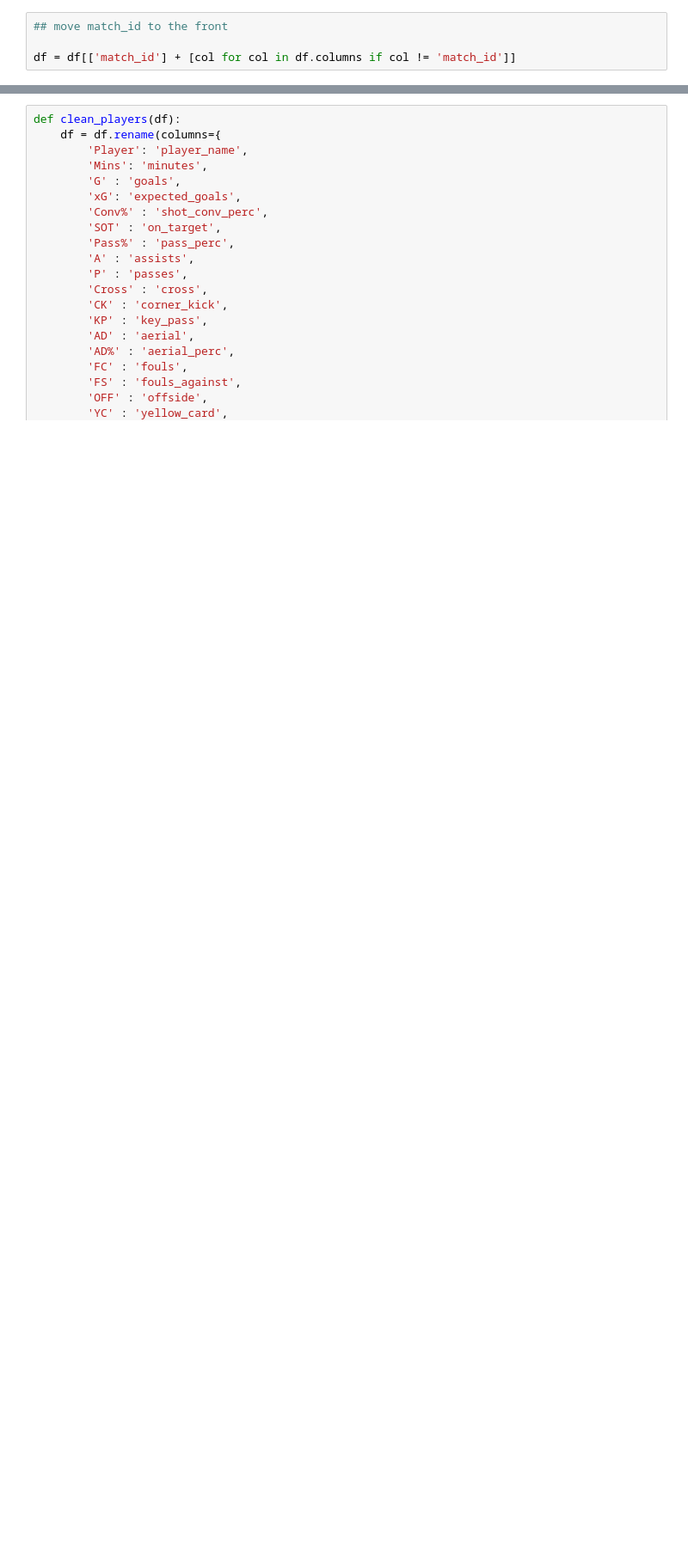
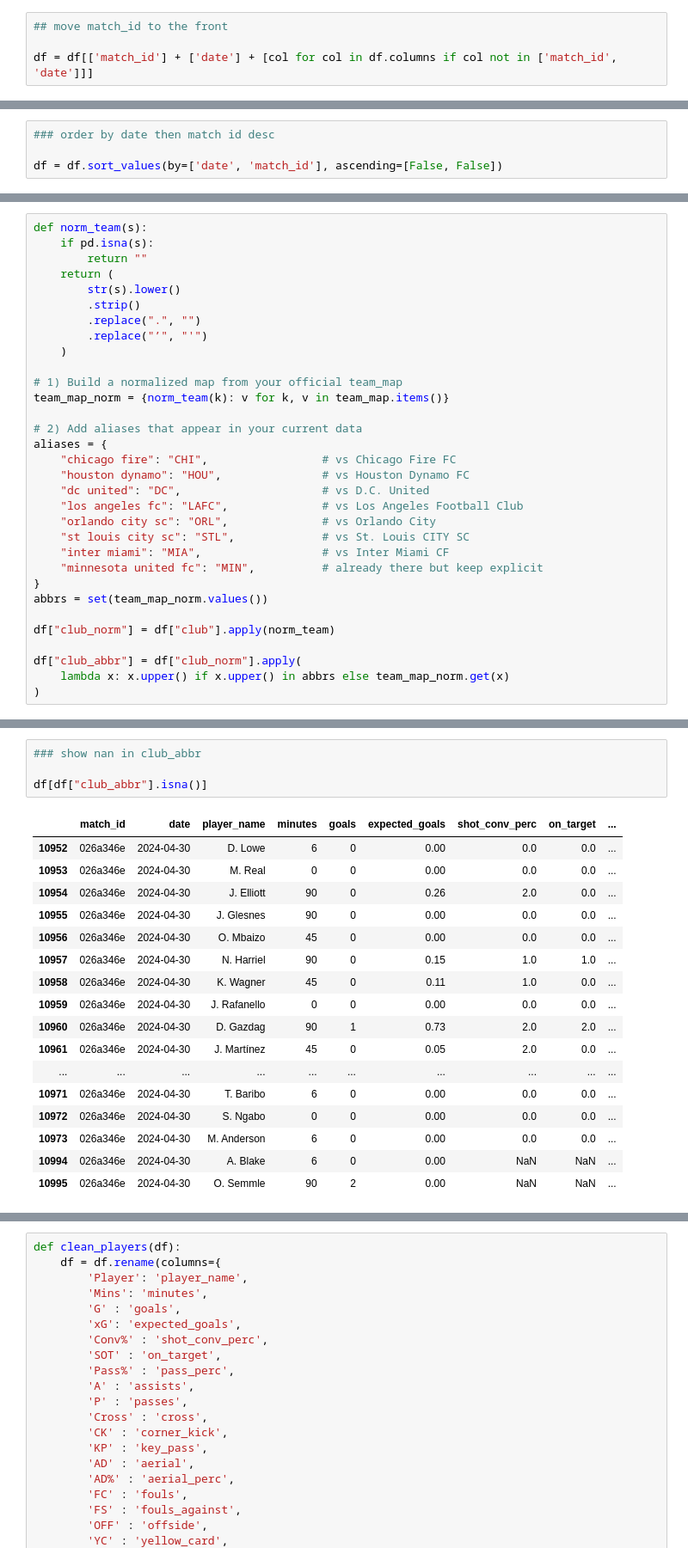
Before and after one commit to diffeyn/MLS, a Jupyter notebook: data_scripts/cleaning/clean_matches_players.ipynb, the cells around one changed output, grey strips where cells are left out. Shown at 86% size. Saved outputs shown, nothing was run; the diff lists cells and outputs as text; blank space fills up the shorter version.

```diff
--- a/data_scripts/cleaning/clean_matches_players.ipynb
+++ b/data_scripts/cleaning/clean_matches_players.ipynb
@@ -51,4 +101,4 @@ df = df.rename(columns={
 # %%
 ## move match_id to the front
 
-df = df[['match_id'] + [col for col in df.columns if col != 'match_id']]
+df = df[['match_id'] + ['date'] + [col for col in df.columns if col not in ['match_id', 'date']]]
@@ -54,0 +141,4 @@ df = df[['match_id'] + [col for col in df.columns if col != 'match_id']]
+# %%
+### order by date then match id desc
+
+df = df.sort_values(by=['date', 'match_id'], ascending=[False, False])
@@ -54,0 +217,32 @@ df = df[['match_id'] + [col for col in df.columns if col != 'match_id']]
+# %%
+def norm_team(s):
+    if pd.isna(s):
+        return ""
+    return (
+        str(s).lower()
+        .strip()
+        .replace(".", "")
+        .replace("’", "'")
+    )
+
+# 1) Build a normalized map from your official team_map
+team_map_norm = {norm_team(k): v for k, v in team_map.items()}
+
+# 2) Add aliases that appear in your current data
+aliases = {
+    "chicago fire": "CHI",                 # vs Chicago Fire FC
+    "houston dynamo": "HOU",               # vs Houston Dynamo FC
+    "dc united": "DC",                     # vs D.C. United
+    "los angeles fc": "LAFC",              # vs Los Angeles Football Club
+    "orlando city sc": "ORL",              # vs Orlando City
+    "st louis city sc": "STL",             # vs St. Louis CITY SC
+    "inter miami": "MIA",                  # vs Inter Miami CF
+    "minnesota united fc": "MIN",          # already there but keep explicit
+}
+abbrs = set(team_map_norm.values())
+
+df["club_norm"] = df["club"].apply(norm_team)
+
+df["club_abbr"] = df["club_norm"].apply(
+    lambda x: x.upper() if x.upper() in abbrs else team_map_norm.get(x)
+)
@@ -54,0 +253,22 @@ df = df[['match_id'] + [col for col in df.columns if col != 'match_id']]
+# %%
+### show nan in club_abbr
+
+df[df["club_abbr"].isna()]
+# %% [output]
+|  | match_id | date | player_name | minutes | goals | expected_goals | shot_conv_perc | on_target | ... |
+| 10952 | 026a346e | 2024-04-30 | D. Lowe | 6 | 0 | 0.00 | 0.0 | 0.0 | ... |
+| 10953 | 026a346e | 2024-04-30 | M. Real | 0 | 0 | 0.00 | 0.0 | 0.0 | ... |
+| 10954 | 026a346e | 2024-04-30 | J. Elliott | 90 | 0 | 0.26 | 2.0 | 0.0 | ... |
+| 10955 | 026a346e | 2024-04-30 | J. Glesnes | 90 | 0 | 0.00 | 0.0 | 0.0 | ... |
+| 10956 | 026a346e | 2024-04-30 | O. Mbaizo | 45 | 0 | 0.00 | 0.0 | 0.0 | ... |
+| 10957 | 026a346e | 2024-04-30 | N. Harriel | 90 | 0 | 0.15 | 1.0 | 1.0 | ... |
+| 10958 | 026a346e | 2024-04-30 | K. Wagner | 45 | 0 | 0.11 | 1.0 | 0.0 | ... |
+| 10959 | 026a346e | 2024-04-30 | J. Rafanello | 0 | 0 | 0.00 | 0.0 | 0.0 | ... |
+| 10960 | 026a346e | 2024-04-30 | D. Gazdag | 90 | 1 | 0.73 | 2.0 | 2.0 | ... |
+| 10961 | 026a346e | 2024-04-30 | J. Martínez | 45 | 0 | 0.05 | 2.0 | 0.0 | ... |
+| ... | ... | ... | ... | ... | ... | ... | ... | ... | ... |
+| 10971 | 026a346e | 2024-04-30 | T. Baribo | 6 | 0 | 0.00 | 0.0 | 0.0 | ... |
+| 10972 | 026a346e | 2024-04-30 | S. Ngabo | 0 | 0 | 0.00 | 0.0 | 0.0 | ... |
+| 10973 | 026a346e | 2024-04-30 | M. Anderson | 6 | 0 | 0.00 | 0.0 | 0.0 | ... |
+| 10994 | 026a346e | 2024-04-30 | A. Blake | 6 | 0 | 0.00 | NaN | NaN | ... |
+| 10995 | 026a346e | 2024-04-30 | O. Semmle | 90 | 2 | 0.00 | NaN | NaN | ... |
```
Also changed, not shown: parts of 15 cells of this notebook, 26 other files.
